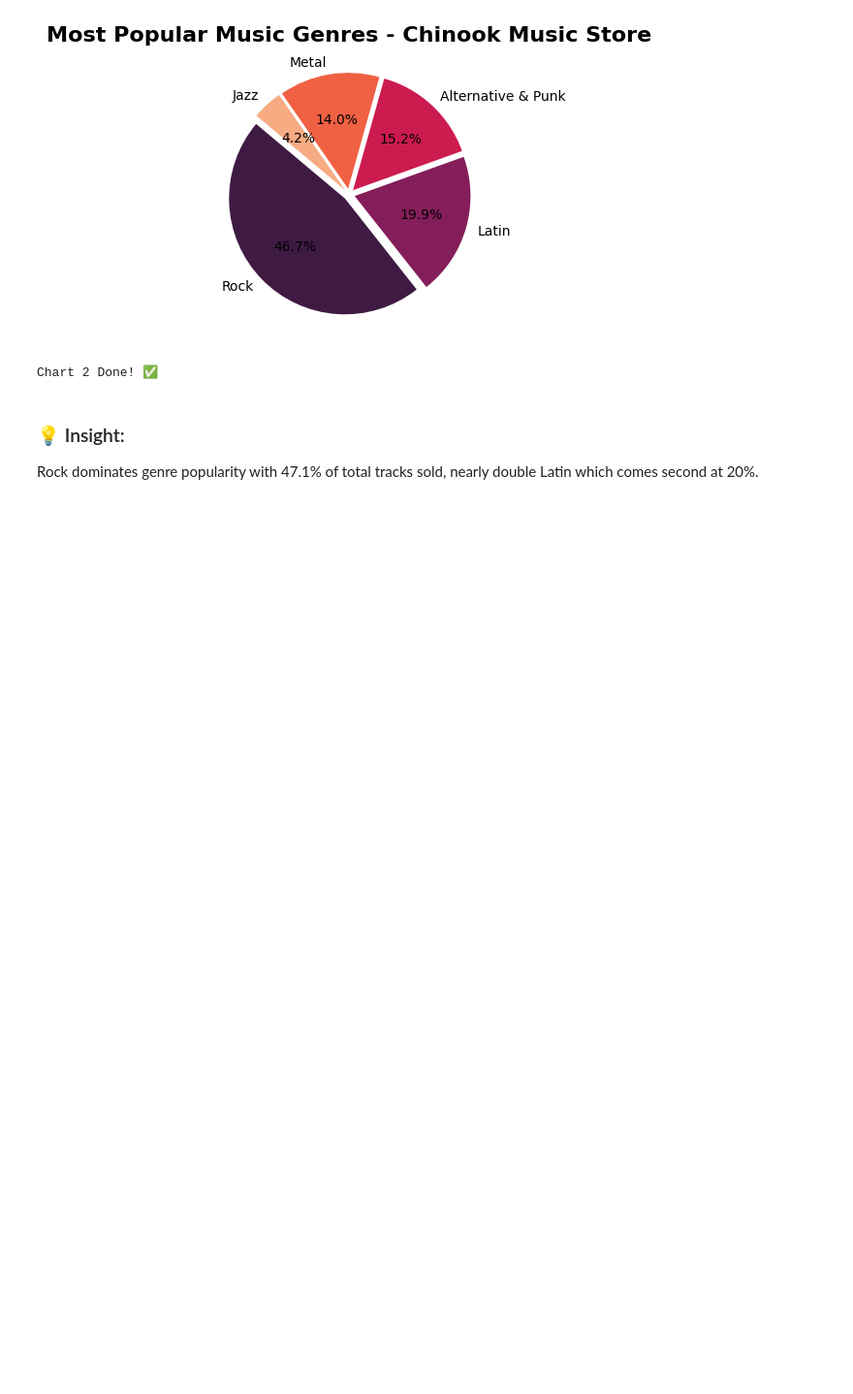
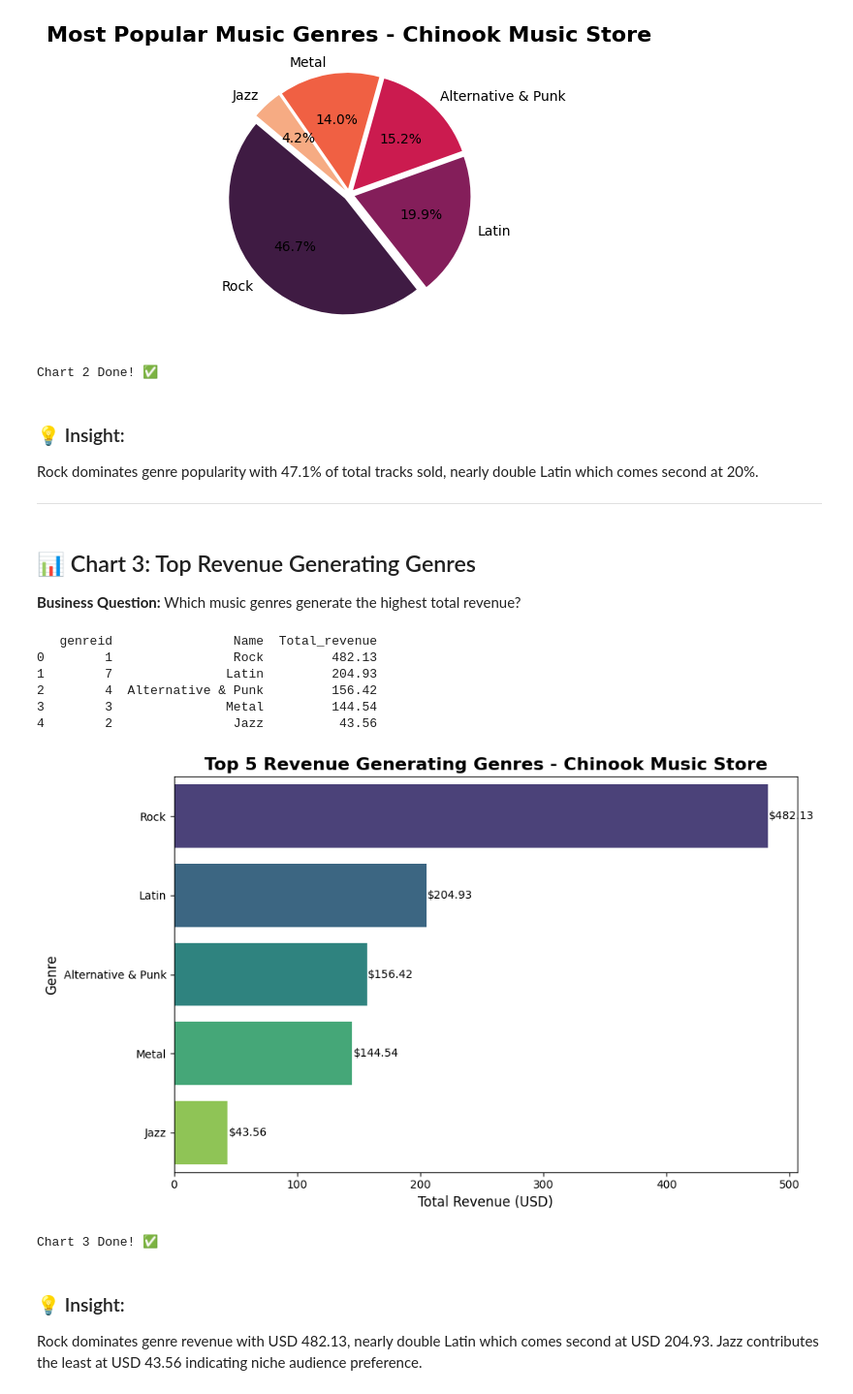
Before and after one commit to Asmashaik7/Data_Analytics_Portfolio, a Jupyter notebook: SQL_Projects/chinook/chinook_visualizations.ipynb, the cells around one changed output. Shown at 97% size. Drawn from its saved outputs; the diff is of its cells as text; code cells hidden in the pictures; blank space fills up the shorter version.

Commit message:
added 3 and4 visualizations

```diff
--- a/SQL_Projects/chinook/chinook_visualizations.ipynb
+++ b/SQL_Projects/chinook/chinook_visualizations.ipynb
@@ -163,3 +178,54 @@ Chart 2 Done! ✅
 ### 💡 Insight:
 Rock dominates genre popularity with 47.1% of total tracks sold,
 nearly double Latin which comes second at 20%.
+
+---
+# %% [markdown]
+## 📊 Chart 3: Top Revenue Generating Genres
+
+**Business Question:** Which music genres generate the highest total revenue?
+# %%
+df_genre_revenue = pd.read_sql("""
+    select top 5 g.genreid,g.Name,
+ sum(il.Unitprice*il.quantity) as Total_revenue
+ from genre g
+join Track t
+on g.genreid=t.genreid
+join InvoiceLine il
+on t.TrackId=il.trackid
+ group by g.genreid,g.Name
+order by Total_revenue desc
+""", conn)
+
+print(df_genre_revenue)
+# %% [output]
+   genreid                Name  Total_revenue
+0        1                Rock         482.13
+1        7               Latin         204.93
+2        4  Alternative & Punk         156.42
+3        3               Metal         144.54
+4        2                Jazz          43.56
+# %%
+plt.figure(figsize=(10, 6))
+sns.barplot(x='Total_revenue', y='Name', data=df_genre_revenue,
+            hue='Name', palette='viridis', legend=False)
+
+plt.title('Top 5 Revenue Generating Genres - Chinook Music Store',
+          fontsize=16, fontweight='bold')
+plt.xlabel('Total Revenue (USD)', fontsize=12)
+plt.ylabel('Genre', fontsize=12)
+
+for i, v in enumerate(df_genre_revenue['Total_revenue']):
+    plt.text(v + 1, i, f'${v}', va='center', fontsize=10)
+
+plt.tight_layout()
+plt.savefig('chart3_genre_revenue.png', dpi=150)
+plt.show()
+
+print("Chart 3 Done! ✅")
+# %% [output]
+[figure, added]
+Chart 3 Done! ✅
+# %% [markdown]
+### 💡 Insight:
+Rock dominates genre revenue with USD 482.13, nearly double Latin which comes second at USD 204.93. Jazz contributes the least at USD 43.56 indicating niche audience preference.
```
Also changed, not shown: parts of 10 cells of this notebook.
